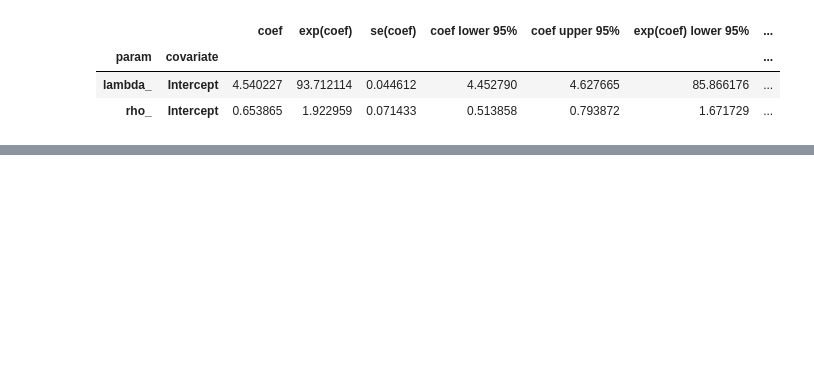
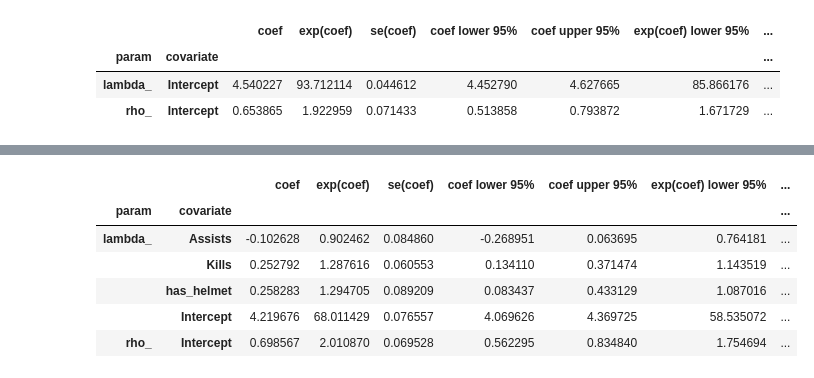
Before and after one commit to dickinsonmatt/counter-strike, a Jupyter notebook: survival_analysis.ipynb, the cells around one changed output, grey strips where cells are left out. Saved outputs shown, nothing was run; the diff lists cells and outputs as text; code cells hidden in the pictures; blank space fills up the shorter version.

```diff
--- a/survival_analysis.ipynb
+++ b/survival_analysis.ipynb
@@ -388,0 +433,20 @@ aft.summary
+# %%
+# want to grab 5 seconds after freeze time end as this is the last time players can buy/sell items
+helmet_info = dem.ticks[dem.ticks['tick'].isin(dem.rounds['freeze_end'] + (64*5))][['name', 'round', 'has_helmet']].rename(columns = {'name':'user_name'}).set_index(['user_name', 'round'])
+helmet_info = helmet_info['has_helmet'].astype(int)
+
+# add helmet info
+explaining_survival_data = explaining_survival_data.set_index(['user_name', 'round']).join(helmet_info).reset_index()
+
+# fit new columns
+aft.fit(explaining_survival_data.iloc[:, 2:], duration_col='seconds', event_col='died')
+
+aft.summary
+# %% [output]
+|  |  | coef | exp(coef) | se(coef) | coef lower 95% | coef upper 95% | exp(coef) lower 95% | ... |
+| param | covariate |  |  |  |  |  |  | ... |
+| lambda_ | Assists | -0.102628 | 0.902462 | 0.084860 | -0.268951 | 0.063695 | 0.764181 | ... |
+|  | Kills | 0.252792 | 1.287616 | 0.060553 | 0.134110 | 0.371474 | 1.143519 | ... |
+|  | has_helmet | 0.258283 | 1.294705 | 0.089209 | 0.083437 | 0.433129 | 1.087016 | ... |
+|  | Intercept | 4.219676 | 68.011429 | 0.076557 | 4.069626 | 4.369725 | 58.535072 | ... |
+| rho_ | Intercept | 0.698567 | 2.010870 | 0.069528 | 0.562295 | 0.834840 | 1.754694 | ... |
```
Also changed, not shown: parts of 10 cells of this notebook, 2 other files.
